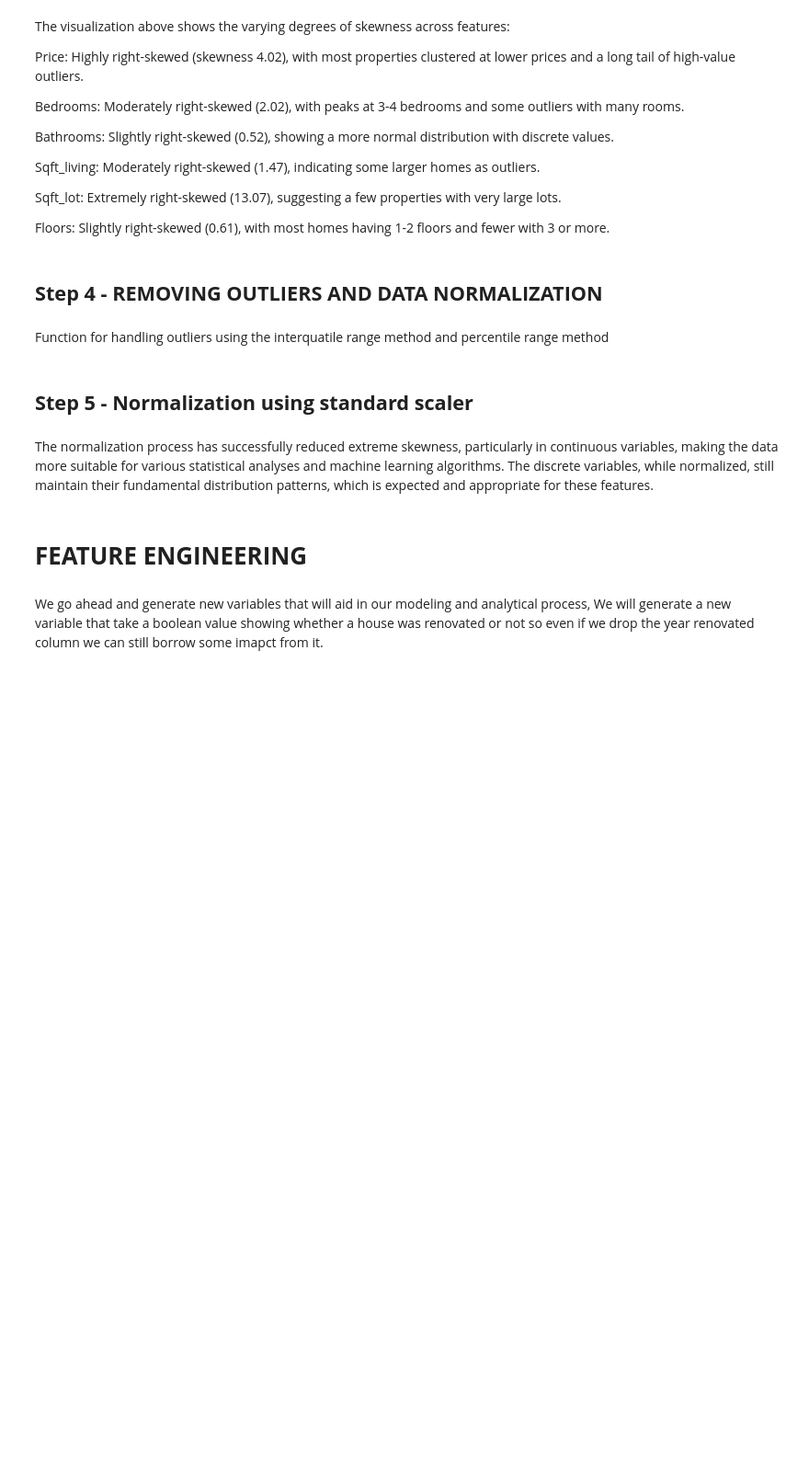
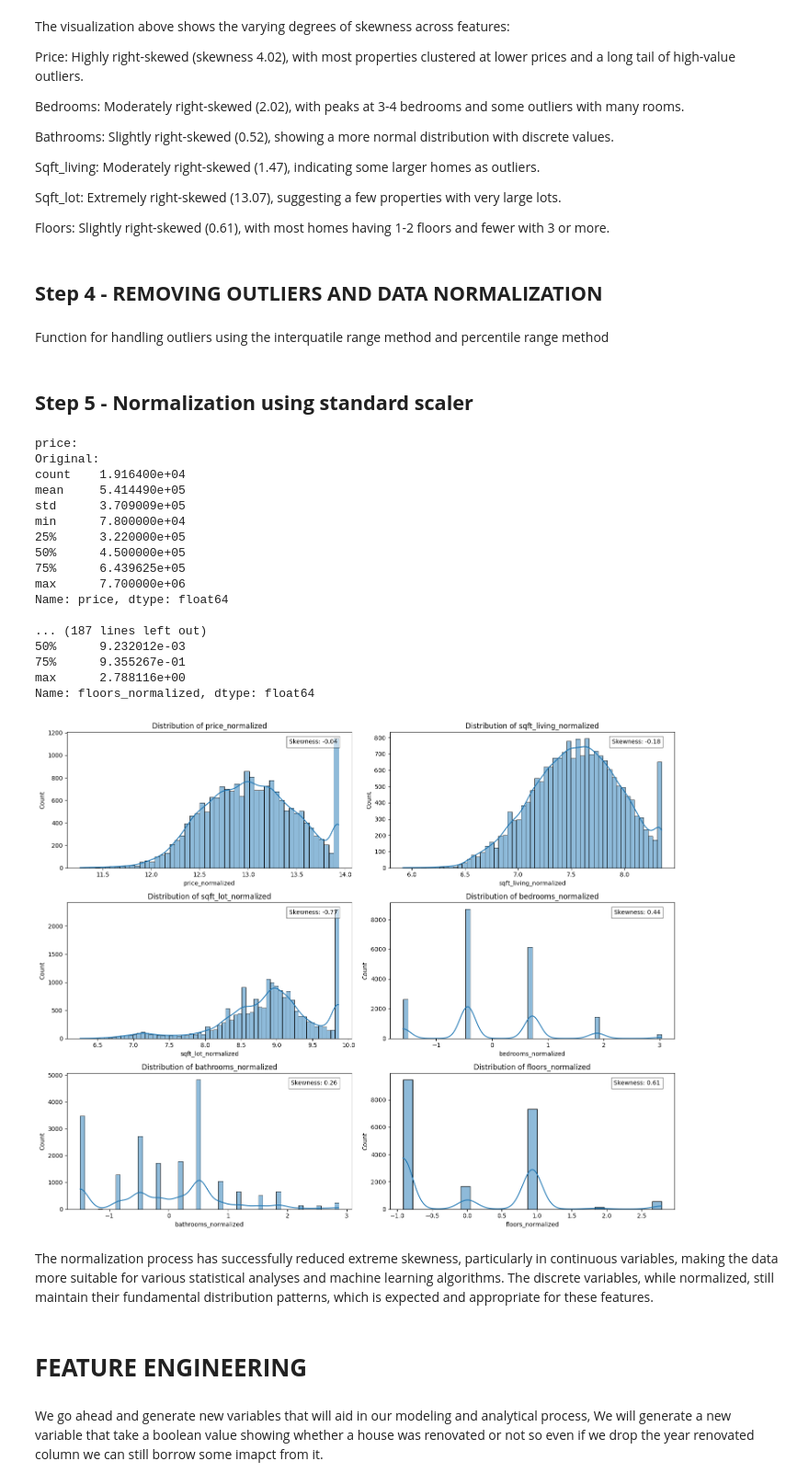
Before and after one commit to Ann-Tonina/King_County_Final_Project, a Jupyter notebook: kchousesales.ipynb, the cells around one changed output. Shown at 92% size. Cells and saved outputs as stored; diff of their text form; code cells hidden in the pictures; blank space fills up the shorter version.

Commit message:
Removing outliers and normalization

```diff
--- a/kchousesales.ipynb
+++ b/kchousesales.ipynb
@@ -481,16 +469,3 @@ def normalize_data(df, columns, method='log'):
-# %%
-def normalize_data(df, columns, method='log'):
-    df_normalized = df.copy()
-
-    for column in columns:
-        if method == 'log':
-            # Add a small constant to avoid log(0)
-            df_normalized[f'{column}_normalized'] = np.log1p(df_normalized[column])
-        elif method == 'standard':
-            scaler = StandardScaler()
-            df_normalized[f'{column}_normalized'] = scaler.fit_transform(df_normalized[[column]])
-
-    return df_normalized
 # %%
 def normalize_data(df, columns, method='log'):
     df_normalized = df.copy()
@@ -504,6 +479,50 @@ def normalize_data(df, columns, method='log'):
             df_normalized[f'{column}_normalized'] = scaler.fit_transform(df_normalized[[column]])
 
     return df_normalized
+# %%
+# Columns to process
+continuous_columns = ['price', 'sqft_living', 'sqft_lot']
+discrete_columns = ['bedrooms', 'bathrooms', 'floors']
+
+# Handle outliers
+df_cleaned = handle_outliers(df, continuous_columns, method='iqr', threshold=1.5)
+df_cleaned = handle_outliers(df_cleaned, discrete_columns, method='percentile')
+
+# Normalize data
+df_normalized = normalize_data(df_cleaned, continuous_columns, method='log')
+df_normalized = normalize_data(df_normalized, discrete_columns, method='standard')
+# %%
+# Print summary statistics
+for column in continuous_columns + discrete_columns:
+    print(f"\n{column}:")
+    print("Original:")
+    print(df[column].describe())
+    print("\nCleaned:")
+    print(df_cleaned[column].describe())
+    print("\nNormalized:")
+    print(df_normalized[f'{column}_normalized'].describe())
+
+# Optionally, plot the distributions of the normalized data
+plot_distributions(df_normalized, [f'{col}_normalized' for col in continuous_columns + discrete_columns])
+# %% [output]
+price:
+Original:
+count    1.916400e+04
+mean     5.414490e+05
+std      3.709009e+05
+min      7.800000e+04
+25%      3.220000e+05
+50%      4.500000e+05
+75%      6.439625e+05
+max      7.700000e+06
+Name: price, dtype: float64
+
+... (187 lines left out)
+50%      9.232012e-03
+75%      9.355267e-01
+max      2.788116e+00
+Name: floors_normalized, dtype: float64
+[figure, added]
 # %% [markdown]
 The normalization process has successfully reduced extreme skewness, particularly in continuous variables, making the data more suitable for various statistical analyses and machine learning algorithms. The discrete variables, while normalized, still maintain their fundamental distribution patterns, which is expected and appropriate for these features.
 # %% [markdown]
```
Also changed, not shown: parts of 2 cells of this notebook.
